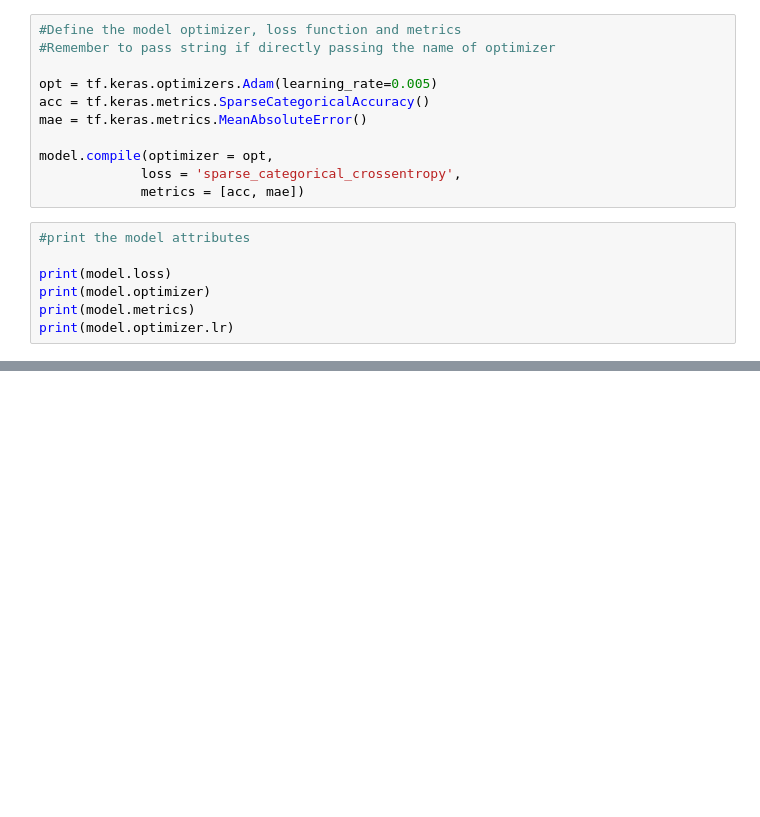
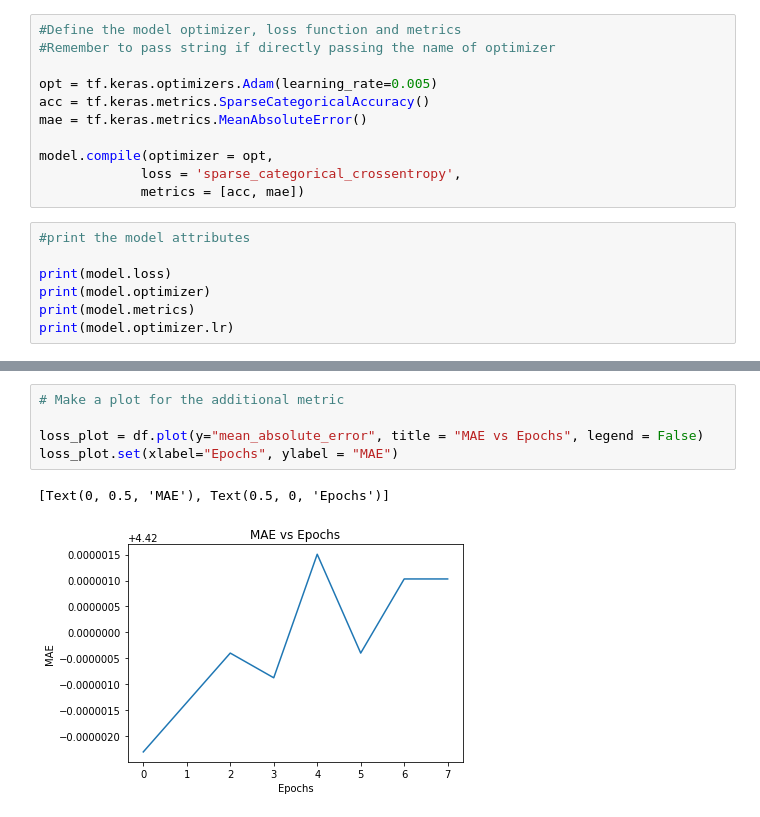
Before and after one commit to lalitgarg12/tensorflow-repo, a Jupyter notebook: Getting Started with TensorFlow 2/Week2 - Sequential Model API/01BuildSeqModel.ipynb, the cells around one changed output, grey strips where cells are left out. Saved outputs shown, nothing was run; the diff lists cells and outputs as text; blank space fills up the shorter version.

```diff
--- a/Getting Started with TensorFlow 2/Week2 - Sequential Model API/01BuildSeqModel.ipynb
+++ b/Getting Started with TensorFlow 2/Week2 - Sequential Model API/01BuildSeqModel.ipynb
@@ -57,0 +243,8 @@ print(model.optimizer.lr)
+# %%
+# Make a plot for the additional metric
+
+loss_plot = df.plot(y="mean_absolute_error", title = "MAE vs Epochs", legend = False)
+loss_plot.set(xlabel="Epochs", ylabel = "MAE")
+# %% [output]
+[Text(0, 0.5, 'MAE'), Text(0.5, 0, 'Epochs')]
+[figure, added]
```
Also changed, not shown: parts of 18 cells of this notebook, 1 other file.
